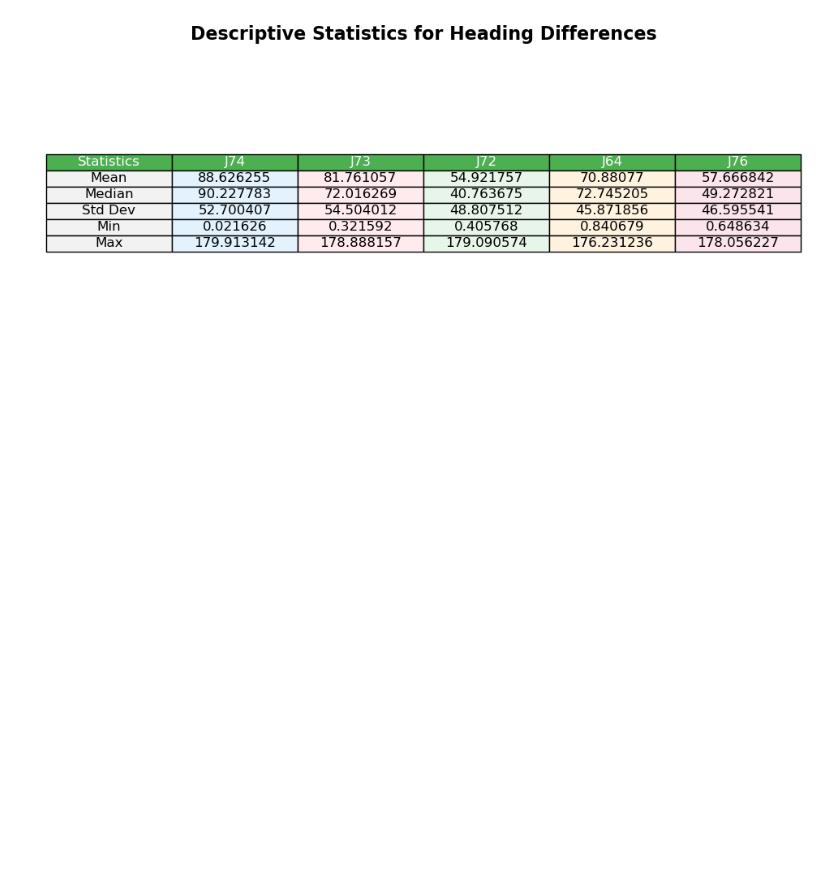
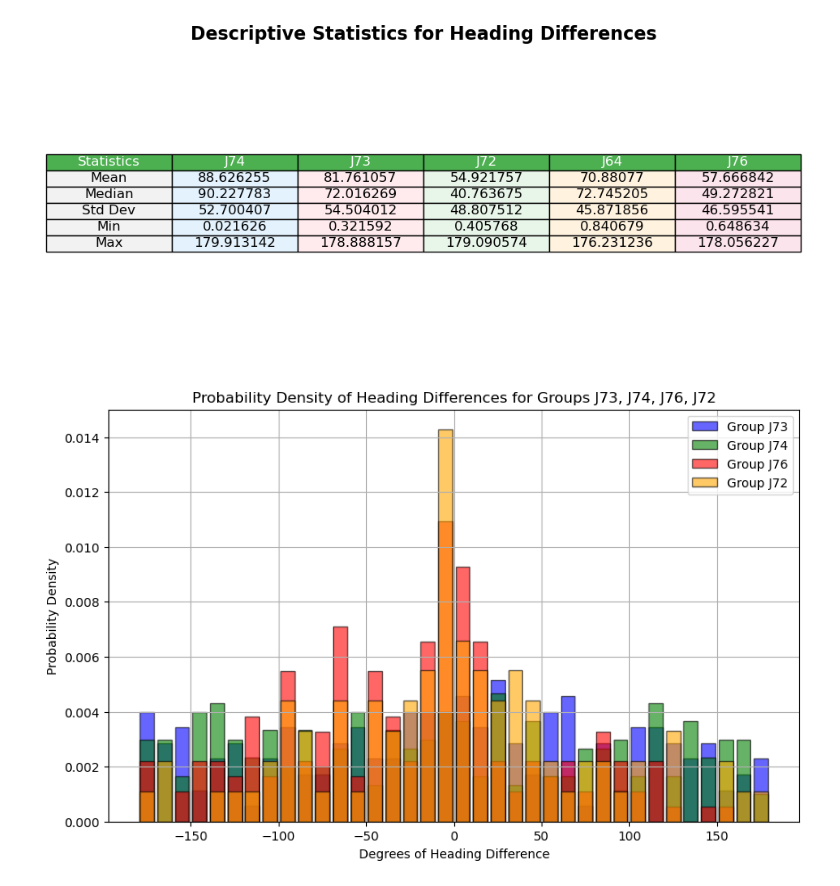
Before and after one commit to Shivammm123/FlyFlightBehavior, a Jupyter notebook: Free Flight Analysis Flies/Complete Analysis.ipynb, the cells around one changed output. Cells and saved outputs as stored; diff of their text form; code cells hidden in the pictures; blank space fills up the shorter version.

```diff
--- a/Free Flight Analysis Flies/Complete Analysis.ipynb
+++ b/Free Flight Analysis Flies/Complete Analysis.ipynb
@@ -753,3 +785,45 @@ plt.title("Descriptive Statistics for Heading Differences", fontsize=16, fontwei
 plt.show()
 # %% [output]
 [figure]
+# %%
+
+
+# Assuming the heading differences for the four groups are already calculated and stored in:
+# headingdiffs_J73, headingdiffs_J74, headingdiffs_J76, headingdiffs_J72
+
+# Group the data together for easy iteration
+heading_diffs_groups = [heading_diffs_J73, heading_diffs_J74, heading_diffs_J76, heading_diffs_J72]
+group_names = ['J73', 'J74', 'J76', 'J72']
+colors = ['blue', 'green', 'red', 'orange']  # Define colors for each group
+
+# Create a single figure
+plt.figure(figsize=(10, 6))
+
+bins = np.arange(-180, 181, 10)  # Bins from -180 to 180 degrees with a width of 10 degrees
+
+# Plot each group's histogram with different colors
+for heading_diffs, name, color in zip(heading_diffs_groups, group_names, colors):
+    # Calculate the histogram and normalize to get the probability density
+    hist, bin_edges = np.histogram(heading_diffs, bins=bins, density=True)
+
+    # Calculate the bin centers for plotting
+    bin_centers = (bin_edges[:-1] + bin_edges[1:]) / 2
+
+    # Plot the bar plot for the current group
+    plt.bar(bin_centers, hist, width=8, edgecolor='black', alpha=0.6, color=color, label=f'Group {name}')
+
+# Set the plot labels and title
+plt.xlabel('Degrees of Heading Difference')
+plt.ylabel('Probability Density')
+plt.title('Probability Density of Heading Differences for Groups J73, J74, J76, J72')
+
+# Add a legend to differentiate the groups
+plt.legend()
+
+# Add grid for clarity
+plt.grid(True)
+
+# Show the plot
+plt.show()
+# %% [output]
+[figure, added]
```
Also changed, not shown: parts of 4 cells of this notebook.
